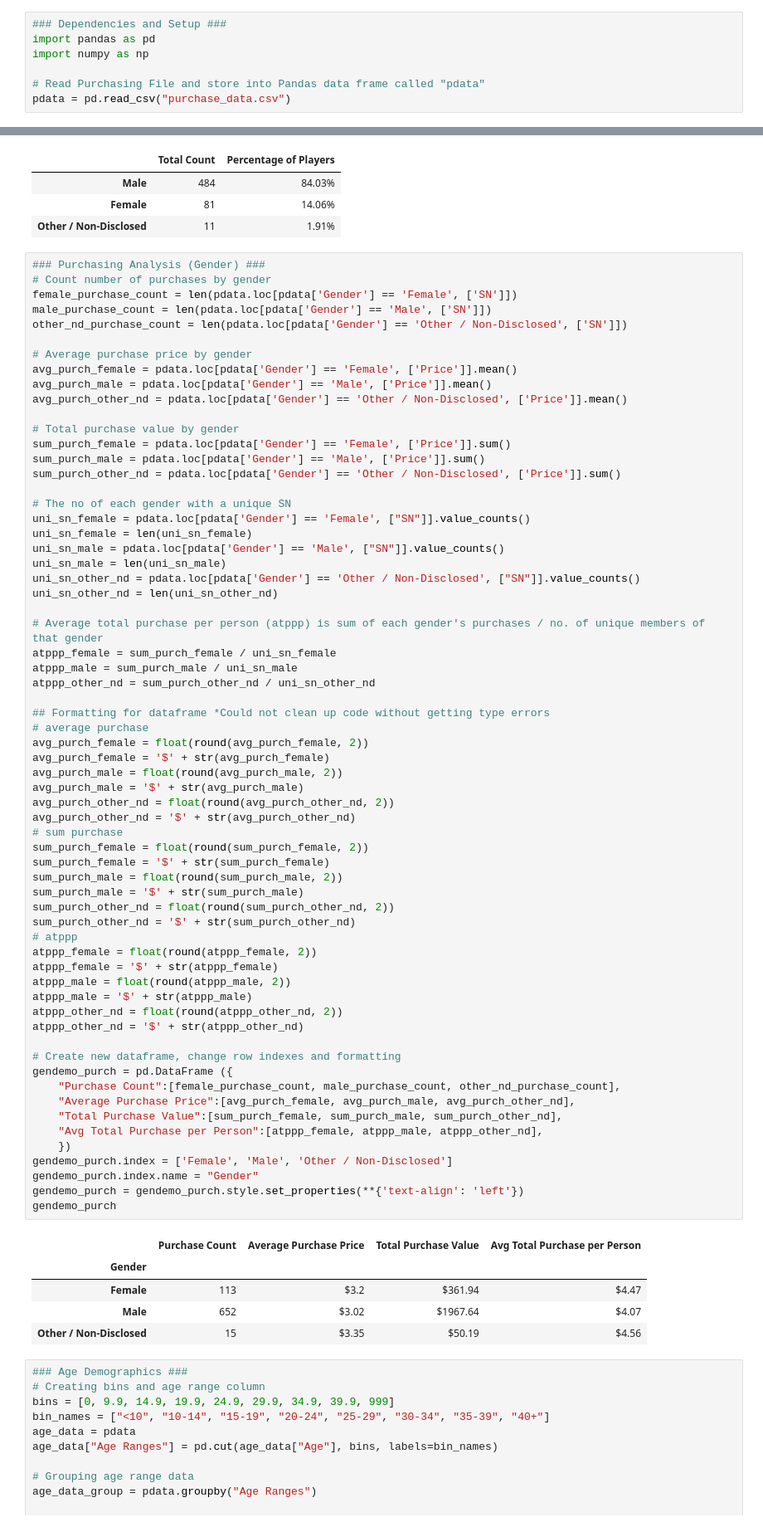
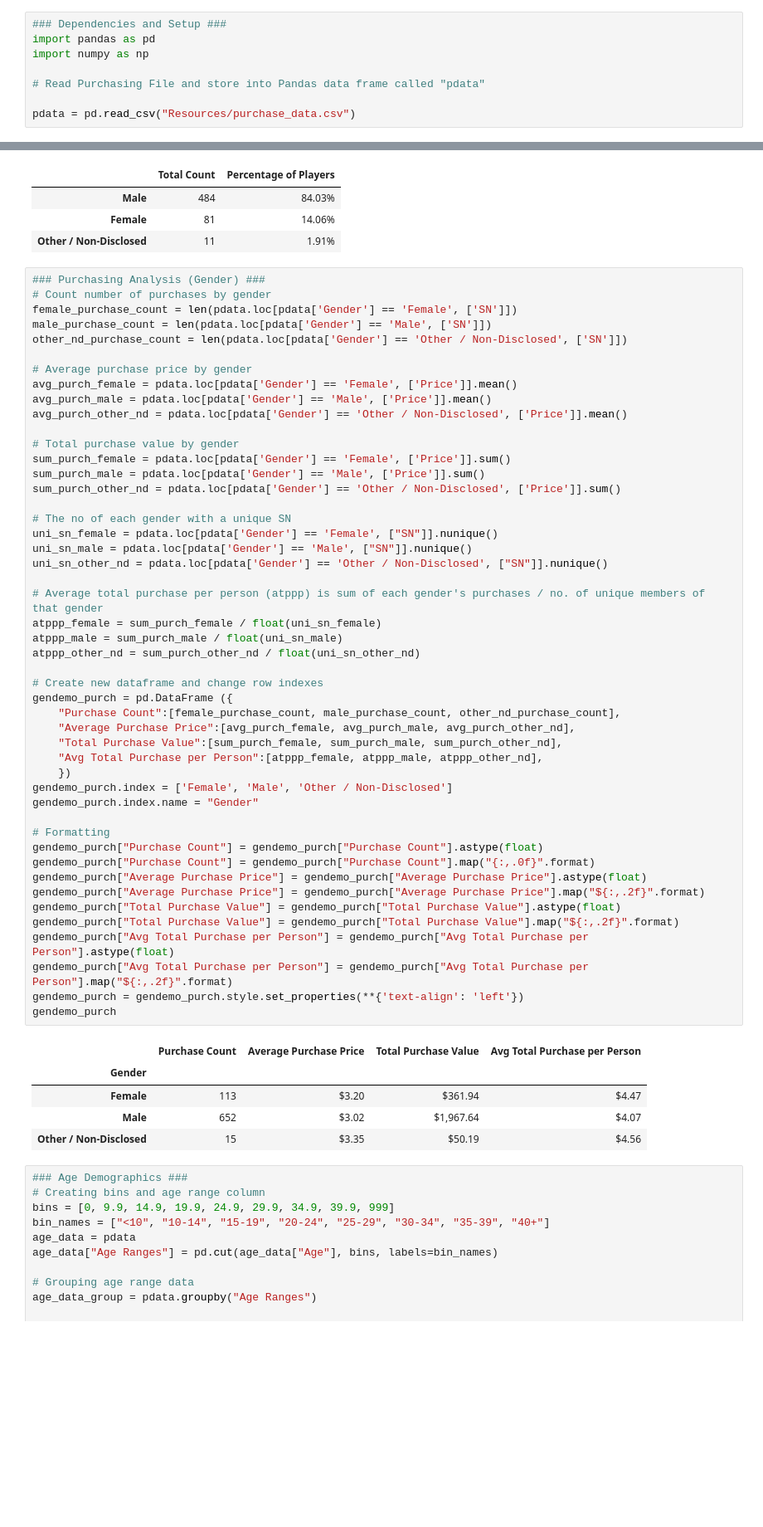
Before and after one commit to NoumenalAglet/pandas-challenge, a Jupyter notebook: HeroesOfPymoli/HeroesOfPymoli.ipynb, the cells around one changed output, grey strips where cells are left out. Shown at 83% size. Drawn from its saved outputs; the diff is of its cells as text; blank space fills up the shorter version.

Commit message:
Final version, cleaned up code

```diff
--- a/HeroesOfPymoli/HeroesOfPymoli.ipynb
+++ b/HeroesOfPymoli/HeroesOfPymoli.ipynb
@@ -6,7 +6,8 @@ import pandas as pd
 import numpy as np
 
 # Read Purchasing File and store into Pandas data frame called "pdata"
-pdata = pd.read_csv("purchase_data.csv")
+
+pdata = pd.read_csv("Resources/purchase_data.csv")
 # %%
 ### Player Count ###
 # Counting by individual SN and displaying length of that list
@@ -80,68 +81,52 @@ female_purchase_count = len(pdata.loc[pdata['Gender'] == 'Female', ['SN']])
 male_purchase_count = len(pdata.loc[pdata['Gender'] == 'Male', ['SN']])
 other_nd_purchase_count = len(pdata.loc[pdata['Gender'] == 'Other / Non-Disclosed', ['SN']])
 
 # Average purchase price by gender
 avg_purch_female = pdata.loc[pdata['Gender'] == 'Female', ['Price']].mean()
 avg_purch_male = pdata.loc[pdata['Gender'] == 'Male', ['Price']].mean()
 avg_purch_other_nd = pdata.loc[pdata['Gender'] == 'Other / Non-Disclosed', ['Price']].mean()
 
 # Total purchase value by gender
 sum_purch_female = pdata.loc[pdata['Gender'] == 'Female', ['Price']].sum()
 sum_purch_male = pdata.loc[pdata['Gender'] == 'Male', ['Price']].sum()
 sum_purch_other_nd = pdata.loc[pdata['Gender'] == 'Other / Non-Disclosed', ['Price']].sum()
 
 # The no of each gender with a unique SN
-uni_sn_female = pdata.loc[pdata['Gender'] == 'Female', ["SN"]].value_counts()
-uni_sn_female = len(uni_sn_female)
-uni_sn_male = pdata.loc[pdata['Gender'] == 'Male', ["SN"]].value_counts()
-uni_sn_male = len(uni_sn_male)
-uni_sn_other_nd = pdata.loc[pdata['Gender'] == 'Other / Non-Disclosed', ["SN"]].value_counts()
-uni_sn_other_nd = len(uni_sn_other_nd)
+uni_sn_female = pdata.loc[pdata['Gender'] == 'Female', ["SN"]].nunique()
+uni_sn_male = pdata.loc[pdata['Gender'] == 'Male', ["SN"]].nunique()
+uni_sn_other_nd = pdata.loc[pdata['Gender'] == 'Other / Non-Disclosed', ["SN"]].nunique()
 
 # Average total purchase per person (atppp) is sum of each gender's purchases / no. of unique members of that gender
-atppp_female = sum_purch_female / uni_sn_female
-atppp_male = sum_purch_male / uni_sn_male
-atppp_other_nd = sum_purch_other_nd / uni_sn_other_nd
+atppp_female = sum_purch_female / float(uni_sn_female)
+atppp_male = sum_purch_male / float(uni_sn_male)
+atppp_other_nd = sum_purch_other_nd / float(uni_sn_other_nd)
 
-## Formatting for dataframe *Could not clean up code without getting type errors
-# average purchase
-avg_purch_female = float(round(avg_purch_female, 2))
-avg_purch_female = '$' + str(avg_purch_female)
-avg_purch_male = float(round(avg_purch_male, 2))
-avg_purch_male = '$' + str(avg_purch_male)
-avg_purch_other_nd = float(round(avg_purch_other_nd, 2))
-avg_purch_other_nd = '$' + str(avg_purch_other_nd)
-# sum purchase
-sum_purch_female = float(round(sum_purch_female, 2))
-sum_purch_female = '$' + str(sum_purch_female)
-sum_purch_male = float(round(sum_purch_male, 2))
-sum_purch_male = '$' + str(sum_purch_male)
-sum_purch_other_nd = float(round(sum_purch_other_nd, 2))
-sum_purch_other_nd = '$' + str(sum_purch_other_nd)
-# atppp
-atppp_female = float(round(atppp_female, 2))
-atppp_female = '$' + str(atppp_female)
-atppp_male = float(round(atppp_male, 2))
-atppp_male = '$' + str(atppp_male)
-atppp_other_nd = float(round(atppp_other_nd, 2))
-atppp_other_nd = '$' + str(atppp_other_nd)
-
-# Create new dataframe, change row indexes and formatting
+# Create new dataframe and change row indexes
 gendemo_purch = pd.DataFrame ({
     "Purchase Count":[female_purchase_count, male_purchase_count, other_nd_purchase_count],
     "Average Purchase Price":[avg_purch_female, avg_purch_male, avg_purch_other_nd],
     "Total Purchase Value":[sum_purch_female, sum_purch_male, sum_purch_other_nd],
     "Avg Total Purchase per Person":[atppp_female, atppp_male, atppp_other_nd],
     })
 gendemo_purch.index = ['Female', 'Male', 'Other / Non-Disclosed']
 gendemo_purch.index.name = "Gender"
+
+# Formatting
+gendemo_purch["Purchase Count"] = gendemo_purch["Purchase Count"].astype(float)
+gendemo_purch["Purchase Count"] = gendemo_purch["Purchase Count"].map("{:,.0f}".format)
+gendemo_purch["Average Purchase Price"] = gendemo_purch["Average Purchase Price"].astype(float)
+gendemo_purch["Average Purchase Price"] = gendemo_purch["Average Purchase Price"].map("${:,.2f}".format)
+gendemo_purch["Total Purchase Value"] = gendemo_purch["Total Purchase Value"].astype(float)
+gendemo_purch["Total Purchase Value"] = gendemo_purch["Total Purchase Value"].map("${:,.2f}".format)
+gendemo_purch["Avg Total Purchase per Person"] = gendemo_purch["Avg Total Purchase per Person"].astype(float)
+gendemo_purch["Avg Total Purchase per Person"] = gendemo_purch["Avg Total Purchase per Person"].map("${:,.2f}".format)
 gendemo_purch = gendemo_purch.style.set_properties(**{'text-align': 'left'})
 gendemo_purch
 # %% [output]
 |  | Purchase Count | Average Purchase Price | Total Purchase Value | Avg Total Purchase per Person |
 | Gender |  |  |  |  |
-| Female | 113 | $3.2 | $361.94 | $4.47 |
-| Male | 652 | $3.02 | $1967.64 | $4.07 |
+| Female | 113 | $3.20 | $361.94 | $4.47 |
+| Male | 652 | $3.02 | $1,967.64 | $4.07 |
 | Other / Non-Disclosed | 15 | $3.35 | $50.19 | $4.56 |
 # %%
 ### Age Demographics ###
```
Also changed, not shown: 1 other file.
